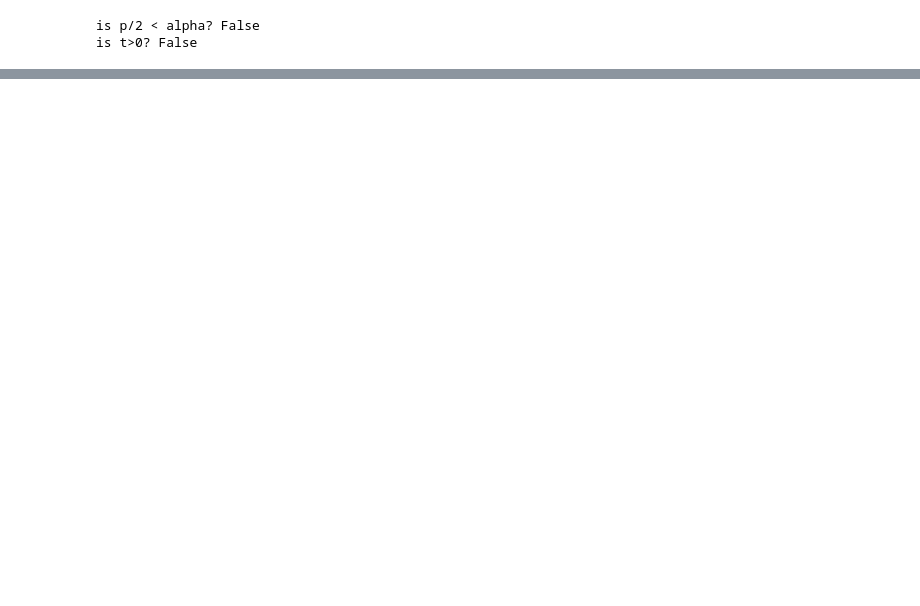
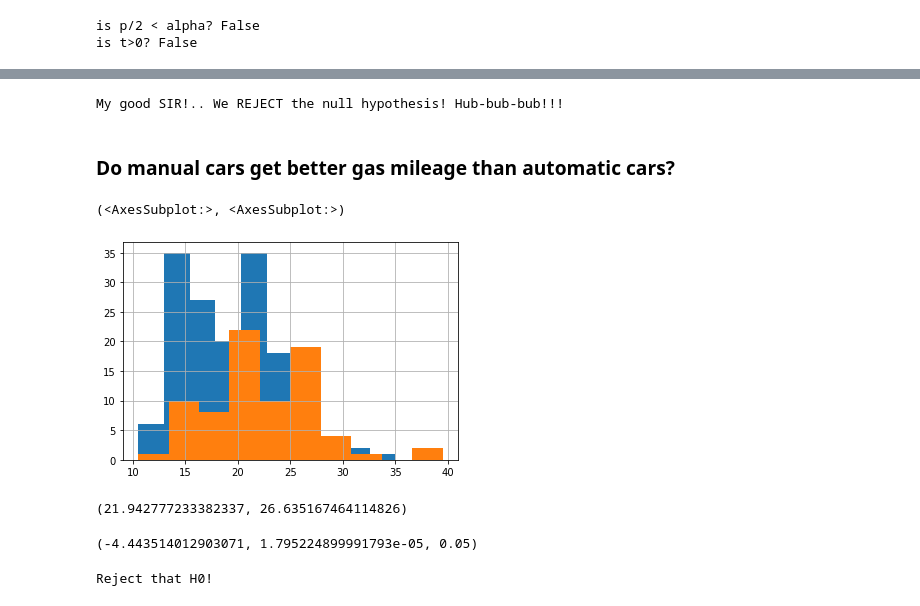
Before and after one commit to jnolf/statistics-exercises, a Jupyter notebook: hypothesis_testing.ipynb, the cells around one changed output, grey strips where cells are left out. Drawn from its saved outputs; the diff is of its cells as text; code cells hidden in the pictures; blank space fills up the shorter version.

```diff
--- a/hypothesis_testing.ipynb
+++ b/hypothesis_testing.ipynb
@@ -221,0 +243,9 @@ We fail to reject the null hypothesis
+# %%
+if (p/2 < 0.05) & (t > 0):
+     print("My good SIR!.. We REJECT the null hypothesis! Hub-bub-bub!!!")
+else:
+     print("My good SIR!.. We FAIL to reject the null hypothesis! HMM!!!")
+# %% [output]
+My good SIR!.. We REJECT the null hypothesis! Hub-bub-bub!!!
+# %% [markdown]
+### Do manual cars get better gas mileage than automatic cars?
@@ -221,0 +257,28 @@ We fail to reject the null hypothesis
+# %%
+mpg_auto = mpg[mpg.trans.str.contains('auto')].avg_mpg
+mpg_manual = mpg[mpg.trans.str.contains('man')].avg_mpg
+# %%
+mpg_auto.hist(), mpg_manual.hist()
+# %% [output]
+(<AxesSubplot:>, <AxesSubplot:>)
+[figure, added]
+# %%
+# Normal Dist? Assuming...
+# Independent? Yep.
+# Variance?
+mpg_auto.var(), mpg_manual.var()
+# %% [output]
+(21.942777233382337, 26.635167464114826)
+# %%
+alpha = .05
+t, p = stats.ttest_ind(mpg_auto, mpg_manual, equal_var = False)
+t, p, alpha
+# %% [output]
+(-4.443514012903071, 1.795224899991793e-05, 0.05)
+# %%
+if p < alpha:
+    print('Reject that H0!')
+else:
+    print('Fail to reject that H0!')
+# %% [output]
+Reject that H0!
```
Also changed, not shown: parts of 8 cells of this notebook.
